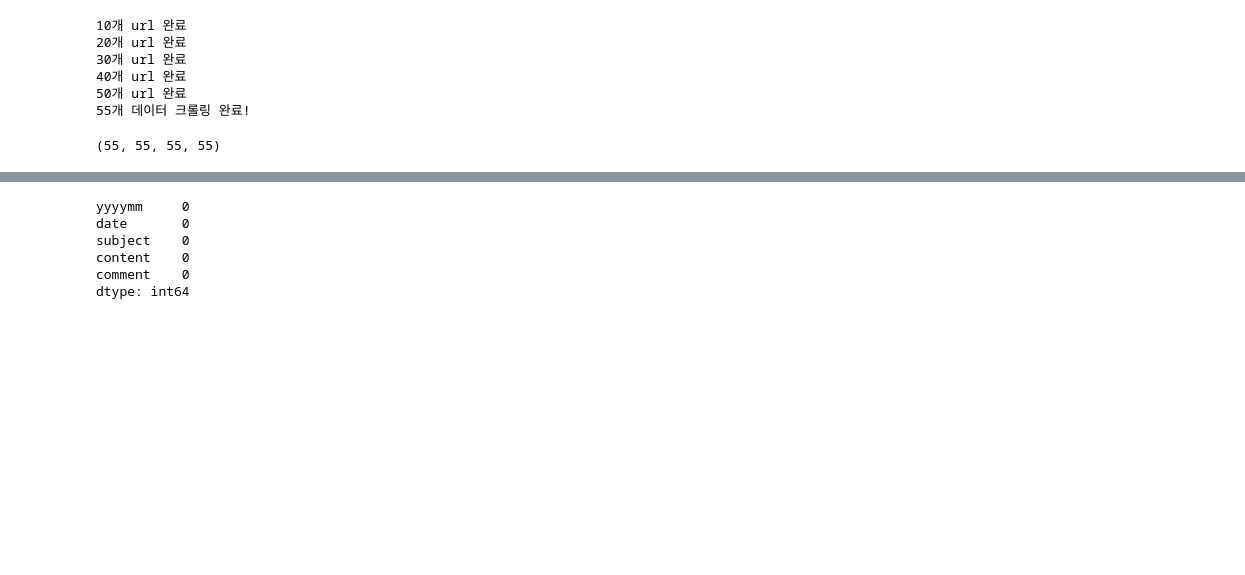
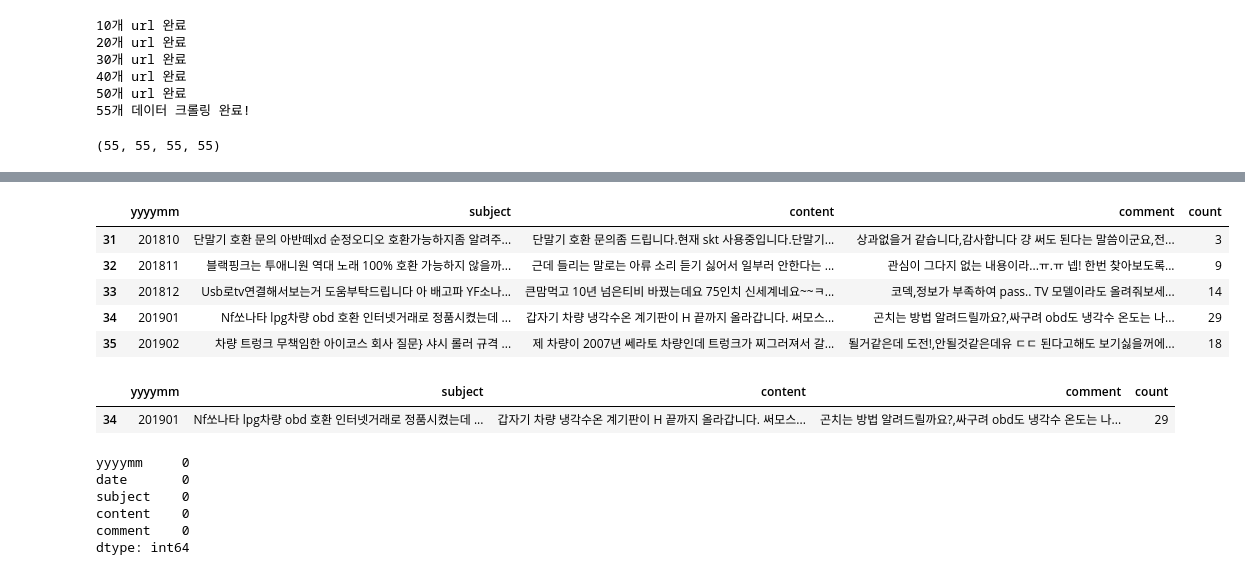
Before and after one commit to statKim/TIL, a Jupyter notebook: Python/crawling/보배드림_crawler.ipynb, the cells around one changed output, grey strips where cells are left out. Saved outputs shown, nothing was run; the diff lists cells and outputs as text; code cells hidden in the pictures; blank space fills up the shorter version.

```diff
--- a/Python/crawling/보배드림_crawler.ipynb
+++ b/Python/crawling/보배드림_crawler.ipynb
@@ -483,3 +528,17 @@ crawler_data.tail()
+# %%
+data2.tail()
+# %% [output]
+|  | yyyymm | subject | content | comment | count |
+| 31 | 201810 | 단말기 호환 문의 아반떼xd 순정오디오 호환가능하지좀 알려주... | 단말기 호환 문의좀 드립니다.현재 skt 사용중입니다.단말기... | 상과없을거 같습니다,감사합니다 걍 써도 된다는 말씀이군요,전... | 3 |
+| 32 | 201811 | 블랙핑크는 투애니원 역대 노래 100% 호환 가능하지 않을까... | 근데 들리는 말로는 아류 소리 듣기 싫어서 일부러 안한다는 ... | 관심이 그다지 없는 내용이라...ㅠ.ㅠ 넵! 한번 찾아보도록... | 9 |
+| 33 | 201812 | Usb로tv연결해서보는거 도움부탁드립니다 아 배고파 YF소나... | 큰맘먹고 10년 넘은티비 바꿨는데요 75인치 신세계네요~~ㅋ... | 코덱,정보가 부족하여 pass.. TV 모델이라도 올려줘보세... | 14 |
+| 34 | 201901 | Nf쏘나타 lpg차량 obd 호환 인터넷거래로 정품시켰는데 ... | 갑자기 차량 냉각수온 계기판이 H 끝까지 올라갑니다. 써모스... | 곤치는 방법 알려드릴까요?,싸구려 obd도 냉각수 온도는 나... | 29 |
+| 35 | 201902 | 차량 트렁크 무책임한 아이코스 회사 질문} 샤시 롤러 규격 ... | 제 차량이 2007년 쎄라토 차량인데 트렁크가 찌그러져서 갈... | 될거같은데 도전!,안될것같은데유 ㄷㄷ 된다고해도 보기싫을꺼에... | 18 |
+# %%
+data2[data2["count"] == max(data2["count"])]
+# %% [output]
+|  | yyyymm | subject | content | comment | count |
+| 34 | 201901 | Nf쏘나타 lpg차량 obd 호환 인터넷거래로 정품시켰는데 ... | 갑자기 차량 냉각수온 계기판이 H 끝까지 올라갑니다. 써모스... | 곤치는 방법 알려드릴까요?,싸구려 obd도 냉각수 온도는 나... | 29 |
 # %%
 crawler_data.isna().sum()   # 결측치 없음!!(but comment의 경우는 값이 없는 경우가 있으나 빈칸으로 들어가있음)
 # %% [output]
```
Also changed, not shown: parts of 10 cells of this notebook.
